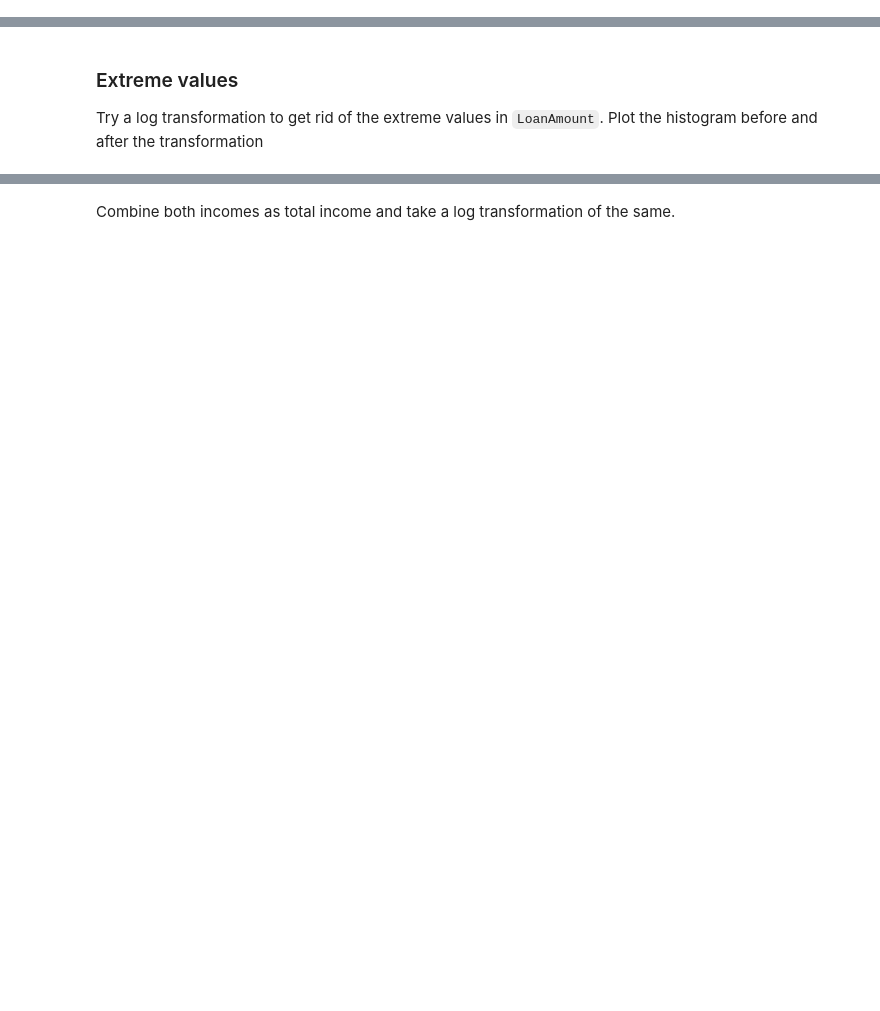
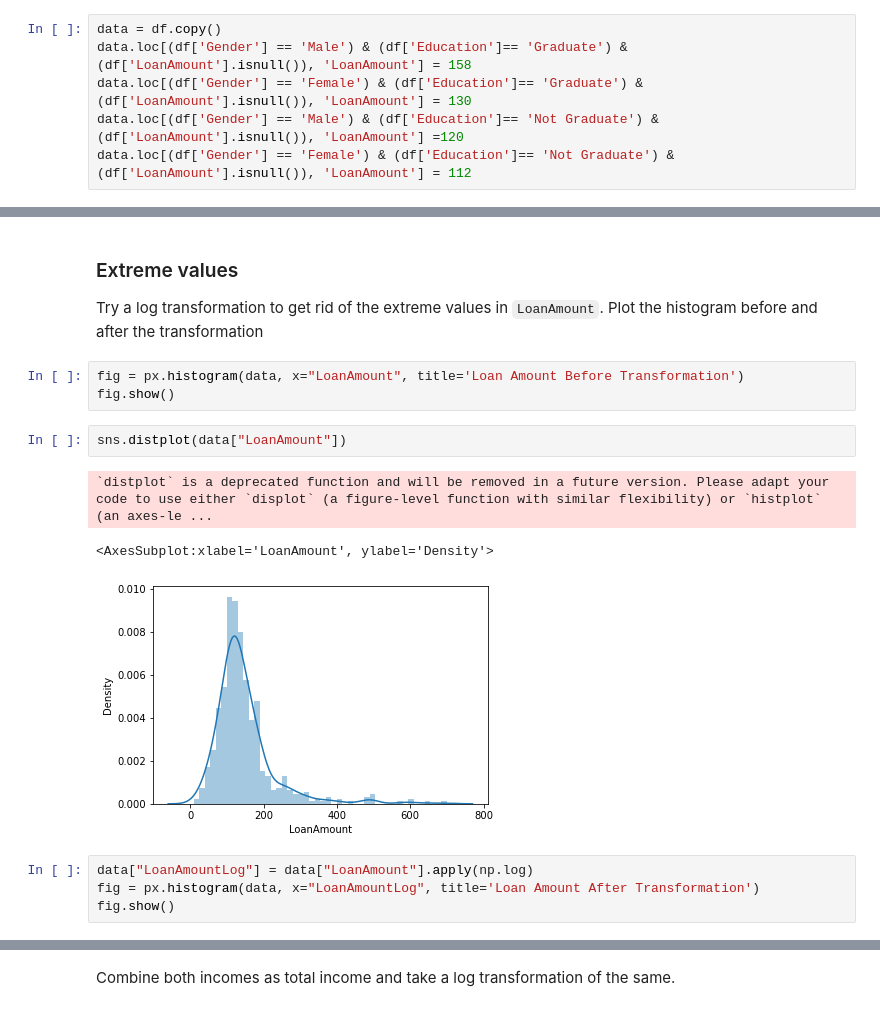
Before and after one commit to ktamkee/mini-project-iv, a Jupyter notebook: notebooks/instructions.ipynb, the cells around one changed output, grey strips where cells are left out. Saved outputs shown, nothing was run; the diff lists cells and outputs as text; blank space fills up the shorter version.

```diff
--- a/notebooks/instructions.ipynb
+++ b/notebooks/instructions.ipynb
@@ -102,0 +311,6 @@ Impute missing values for all columns. Use the values which you find most meanin
+# %%
+data = df.copy()
+data.loc[(df['Gender'] == 'Male') & (df['Education']== 'Graduate') & (df['LoanAmount'].isnull()), 'LoanAmount'] = 158
+data.loc[(df['Gender'] == 'Female') & (df['Education']== 'Graduate') & (df['LoanAmount'].isnull()), 'LoanAmount'] = 130
+data.loc[(df['Gender'] == 'Male') & (df['Education']== 'Not Graduate') & (df['LoanAmount'].isnull()), 'LoanAmount'] =120
+data.loc[(df['Gender'] == 'Female') & (df['Education']== 'Not Graduate') & (df['LoanAmount'].isnull()), 'LoanAmount'] = 112
@@ -103,3 +326,16 @@ Impute missing values for all columns. Use the values which you find most meanin
 # %% [markdown]
 ### Extreme values
 Try a log transformation to get rid of the extreme values in `LoanAmount`. Plot the histogram before and after the transformation
+# %%
+fig = px.histogram(data, x="LoanAmount", title='Loan Amount Before Transformation')
+fig.show()
+# %%
+sns.distplot(data["LoanAmount"])
+# %% [output]
+`distplot` is a deprecated function and will be removed in a future version. Please adapt your code to use either `displot` (a figure-level function with similar flexibility) or `histplot` (an axes-le ...
+<AxesSubplot:xlabel='LoanAmount', ylabel='Density'>
+[figure, added]
+# %%
+data["LoanAmountLog"] = data["LoanAmount"].apply(np.log)
+fig = px.histogram(data, x="LoanAmountLog", title='Loan Amount After Transformation')
+fig.show()
```
Also changed, not shown: parts of 50 cells of this notebook, 8 other files.
